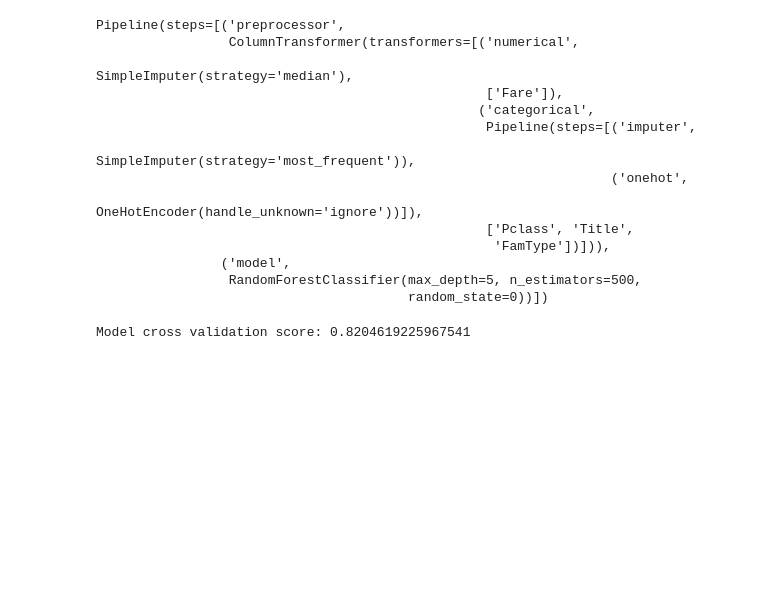
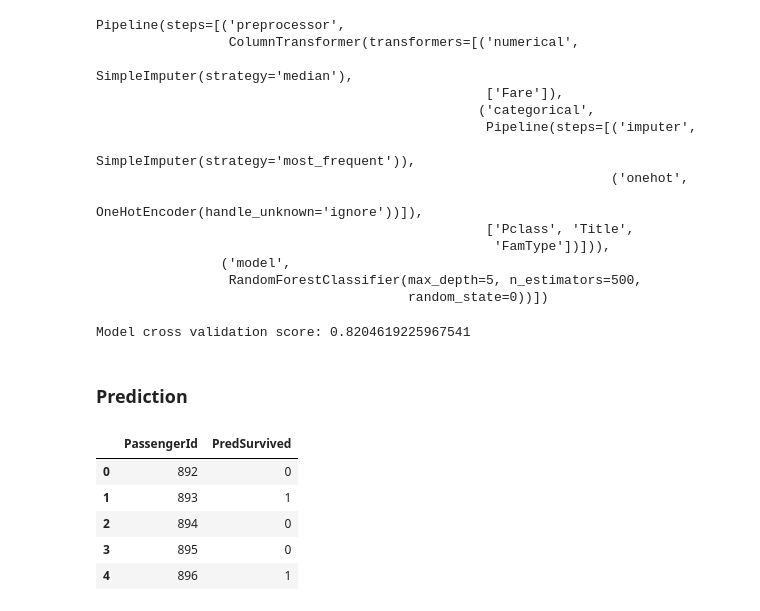
Before and after one commit to Marcin-Rozmus/titanic_ml, a Jupyter notebook: notebook.ipynb, the cells around one changed output. Drawn from its saved outputs; the diff is of its cells as text; code cells hidden in the pictures; blank space fills up the shorter version.

Commit message:
Final prediction

```diff
--- a/notebook.ipynb
+++ b/notebook.ipynb
@@ -389,3 +389,20 @@ Pipeline(steps=[('preprocessor',
 print(f"Model cross validation score: {cross_val_score(model_pipeline, X, y, cv=10).mean()}")
 # %% [output]
 Model cross validation score: 0.8204619225967541
+# %% [markdown]
+### Prediction
+# %%
+X_pred = df_test[features]
+y_pred = model_pipeline.predict(X_pred)
+# %%
+df_final = pd.DataFrame()
+df_final['PassengerId'] = df_test['PassengerId']
+df_final['PredSurvived'] = y_pred
+df_final.head()
+# %% [output]
+|  | PassengerId | PredSurvived |
+| 0 | 892 | 0 |
+| 1 | 893 | 1 |
+| 2 | 894 | 0 |
+| 3 | 895 | 0 |
+| 4 | 896 | 1 |
```
